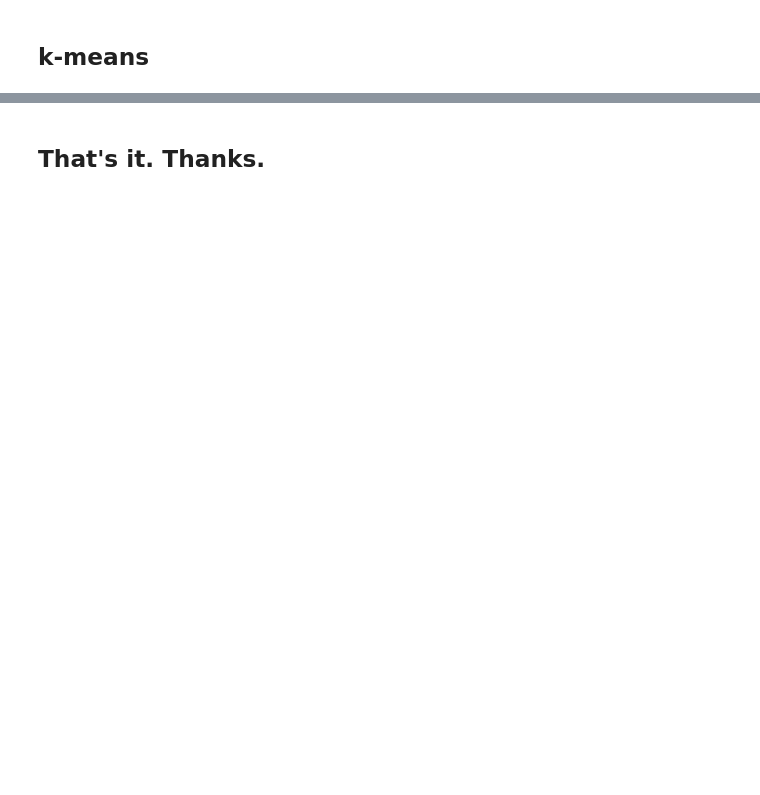
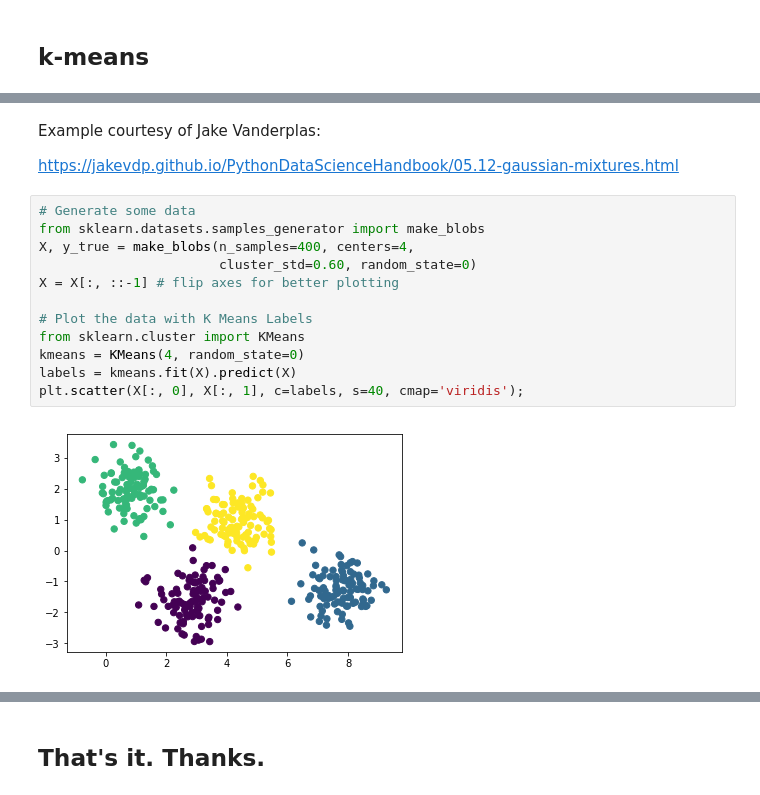
Before and after one commit to ee227c/ee227c.github.io, a Jupyter notebook: code/lecture19.ipynb, the cells around one changed output, grey strips where cells are left out. Cells and saved outputs as stored; diff of their text form; blank space fills up the shorter version.

```diff
--- a/code/lecture19.ipynb
+++ b/code/lecture19.ipynb
@@ -37,0 +327,18 @@ setup_layout()
+# %% [markdown]
+Example courtesy of Jake Vanderplas:
+
+https://jakevdp.github.io/PythonDataScienceHandbook/05.12-gaussian-mixtures.html
+# %%
+# Generate some data
+from sklearn.datasets.samples_generator import make_blobs
+X, y_true = make_blobs(n_samples=400, centers=4,
+                       cluster_std=0.60, random_state=0)
+X = X[:, ::-1] # flip axes for better plotting
+
+# Plot the data with K Means Labels
+from sklearn.cluster import KMeans
+kmeans = KMeans(4, random_state=0)
+labels = kmeans.fit(X).predict(X)
+plt.scatter(X[:, 0], X[:, 1], c=labels, s=40, cmap='viridis');
+# %% [output]
+[figure, added]
```
Also changed, not shown: parts of 35 cells of this notebook, 2 other files.
